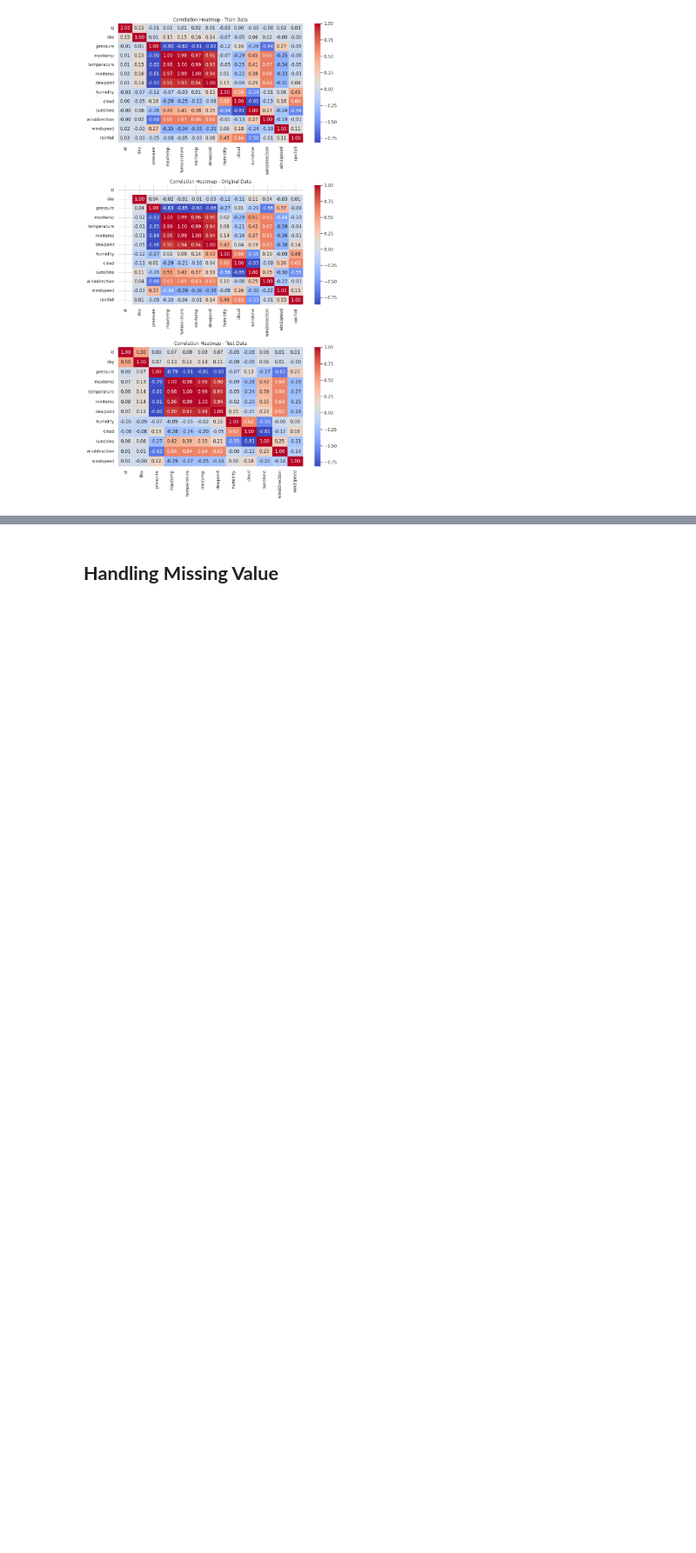
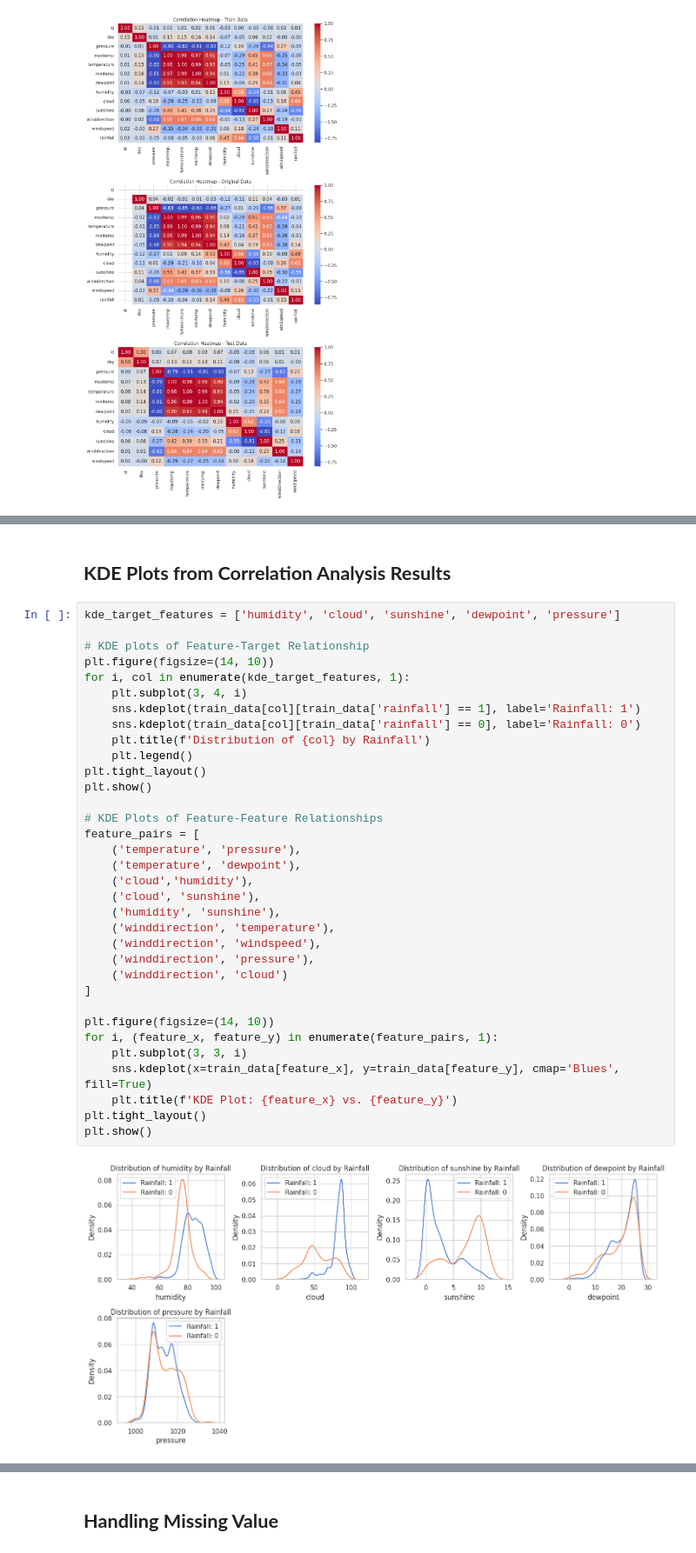
Before and after one commit to ChristopherIanPeck/kaggle-playground-series-s5, a Jupyter notebook: binary-prediction-challenge.ipynb, the cells around one changed output, grey strips where cells are left out. Shown at 87% size. Cells and saved outputs as stored; diff of their text form; blank space fills up the shorter version.

```diff
--- a/binary-prediction-challenge.ipynb
+++ b/binary-prediction-challenge.ipynb
@@ -517,3 +501,41 @@ plt.show()
 
 **Intresting Thoughts**
 - The moderate correlation in winddirection and temperature could suggest that wind direction may be associated with warmer air masses?
+# %% [markdown]
+## **KDE Plots from Correlation Analysis Results**
+# %%
+kde_target_features = ['humidity', 'cloud', 'sunshine', 'dewpoint', 'pressure']
+
+# KDE plots of Feature-Target Relationship
+plt.figure(figsize=(14, 10))
+for i, col in enumerate(kde_target_features, 1):
+    plt.subplot(3, 4, i)
+    sns.kdeplot(train_data[col][train_data['rainfall'] == 1], label='Rainfall: 1')
+    sns.kdeplot(train_data[col][train_data['rainfall'] == 0], label='Rainfall: 0')
+    plt.title(f'Distribution of {col} by Rainfall')
+    plt.legend()
+plt.tight_layout()
+plt.show()
+
+# KDE Plots of Feature-Feature Relationships
+feature_pairs = [
+    ('temperature', 'pressure'),
+    ('temperature', 'dewpoint'),
+    ('cloud','humidity'),
+    ('cloud', 'sunshine'),
+    ('humidity', 'sunshine'),
+    ('winddirection', 'temperature'),
+    ('winddirection', 'windspeed'),
+    ('winddirection', 'pressure'),
+    ('winddirection', 'cloud')
+]
+
+plt.figure(figsize=(14, 10))
+for i, (feature_x, feature_y) in enumerate(feature_pairs, 1):
+    plt.subplot(3, 3, i)
+    sns.kdeplot(x=train_data[feature_x], y=train_data[feature_y], cmap='Blues', fill=True)
+    plt.title(f'KDE Plot: {feature_x} vs. {feature_y}')
+plt.tight_layout()
+plt.show()
+# %% [output]
+[figure, added]
```
Also changed, not shown: parts of 5 cells of this notebook.
